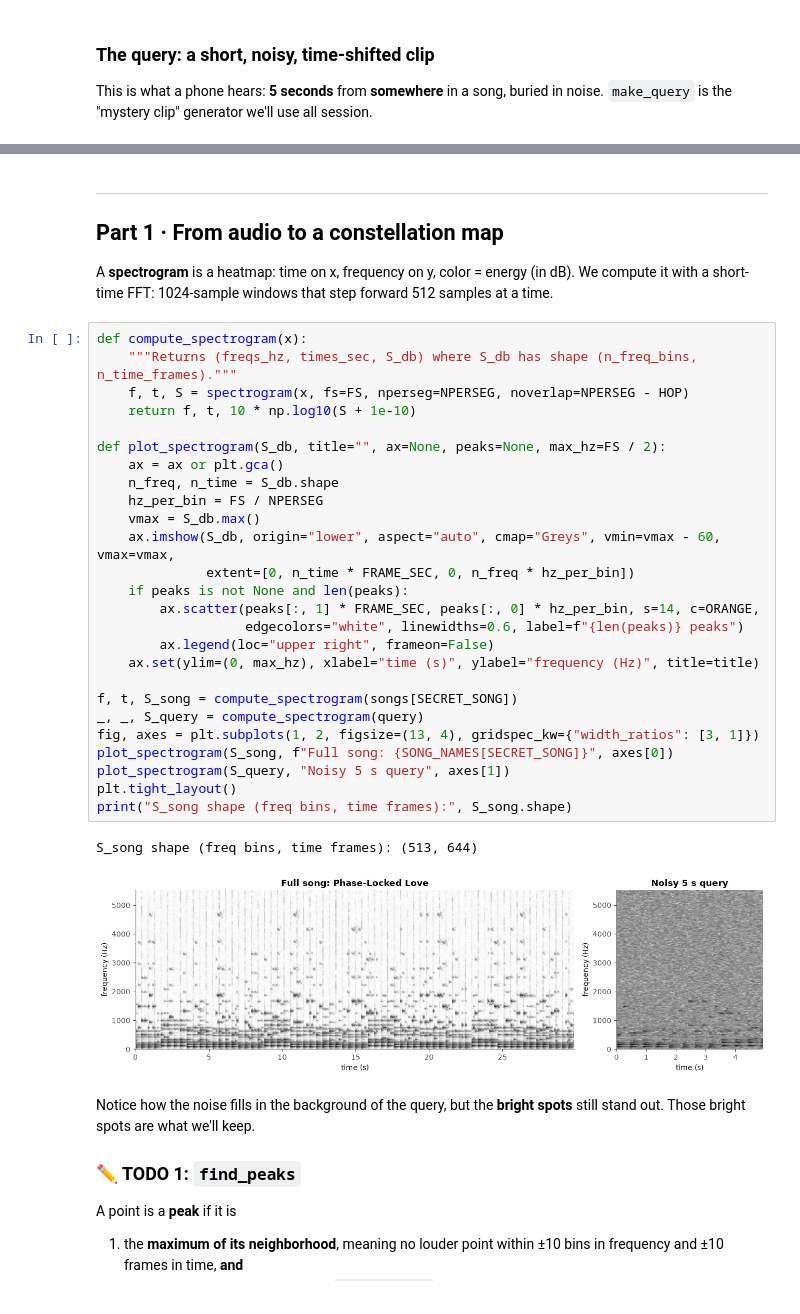
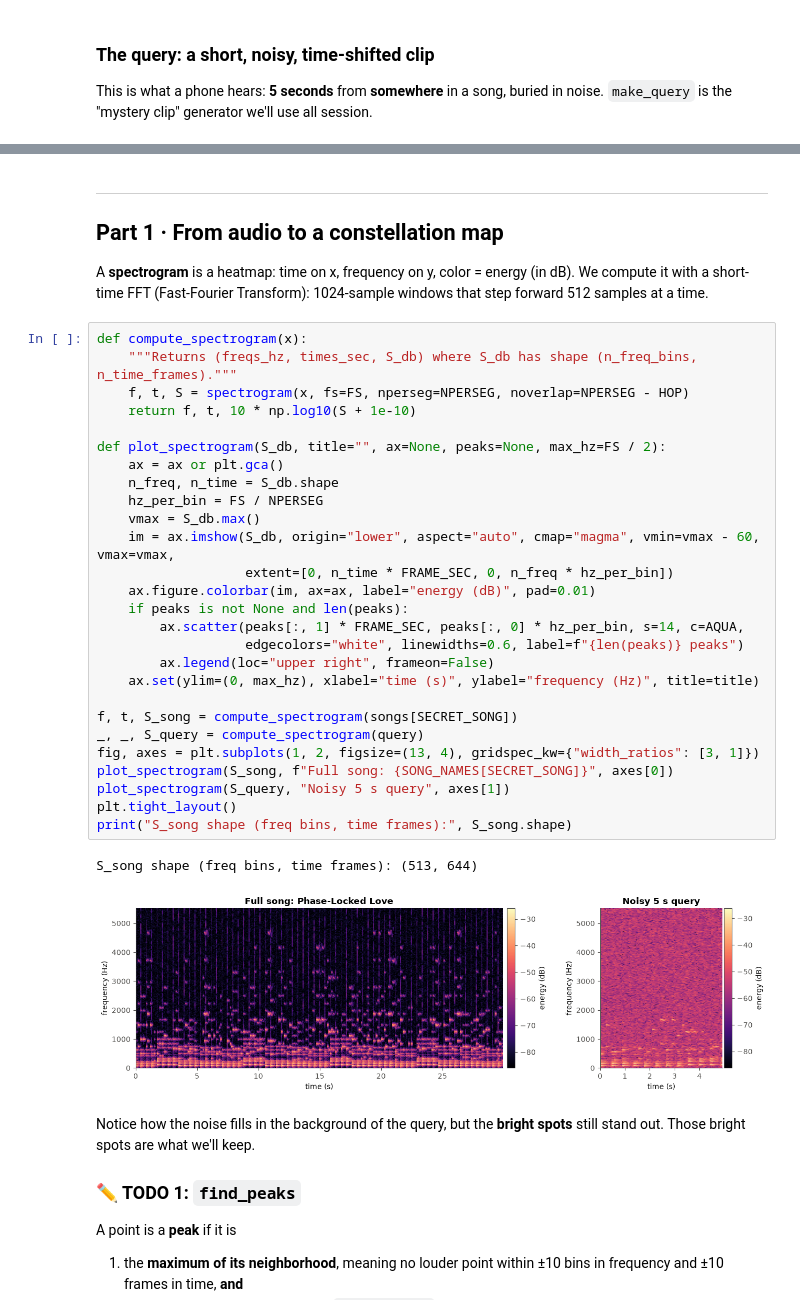
Before and after one commit to dstyle294/ShazamFromScratch, a Jupyter notebook: shazam_solution_executed.ipynb, the cells around one changed output, grey strips where cells are left out. Drawn from its saved outputs; the diff is of its cells as text.

```diff
--- a/shazam_solution_executed.ipynb
+++ b/shazam_solution_executed.ipynb
@@ -164,36 +171,37 @@ play(query)
 ---
 ## Part 1 · From audio to a constellation map
 
-A **spectrogram** is a heatmap: time on x, frequency on y, color = energy (in dB). We compute it with a short-time FFT: 1024-sample windows that step forward 512 samples at a time.
+A **spectrogram** is a heatmap: time on x, frequency on y, color = energy (in dB). We compute it with a short-time FFT (Fast-Fourier Transform): 1024-sample windows that step forward 512 samples at a time.
 # %%
 def compute_spectrogram(x):
     """Returns (freqs_hz, times_sec, S_db) where S_db has shape (n_freq_bins, n_time_frames)."""
     f, t, S = spectrogram(x, fs=FS, nperseg=NPERSEG, noverlap=NPERSEG - HOP)
     return f, t, 10 * np.log10(S + 1e-10)
 
 def plot_spectrogram(S_db, title="", ax=None, peaks=None, max_hz=FS / 2):
     ax = ax or plt.gca()
     n_freq, n_time = S_db.shape
     hz_per_bin = FS / NPERSEG
     vmax = S_db.max()
-    ax.imshow(S_db, origin="lower", aspect="auto", cmap="Greys", vmin=vmax - 60, vmax=vmax,
-              extent=[0, n_time * FRAME_SEC, 0, n_freq * hz_per_bin])
+    im = ax.imshow(S_db, origin="lower", aspect="auto", cmap="magma", vmin=vmax - 60, vmax=vmax,
+                   extent=[0, n_time * FRAME_SEC, 0, n_freq * hz_per_bin])
+    ax.figure.colorbar(im, ax=ax, label="energy (dB)", pad=0.01)
     if peaks is not None and len(peaks):
-        ax.scatter(peaks[:, 1] * FRAME_SEC, peaks[:, 0] * hz_per_bin, s=14, c=ORANGE,
+        ax.scatter(peaks[:, 1] * FRAME_SEC, peaks[:, 0] * hz_per_bin, s=14, c=AQUA,
                    edgecolors="white", linewidths=0.6, label=f"{len(peaks)} peaks")
         ax.legend(loc="upper right", frameon=False)
     ax.set(ylim=(0, max_hz), xlabel="time (s)", ylabel="frequency (Hz)", title=title)
 
 f, t, S_song = compute_spectrogram(songs[SECRET_SONG])
 _, _, S_query = compute_spectrogram(query)
 fig, axes = plt.subplots(1, 2, figsize=(13, 4), gridspec_kw={"width_ratios": [3, 1]})
 plot_spectrogram(S_song, f"Full song: {SONG_NAMES[SECRET_SONG]}", axes[0])
 plot_spectrogram(S_query, "Noisy 5 s query", axes[1])
 plt.tight_layout()
 print("S_song shape (freq bins, time frames):", S_song.shape)
 # %% [output]
 S_song shape (freq bins, time frames): (513, 644)
-[figure, old version]
+[figure, new version]
 # %% [markdown]
 Notice how the noise fills in the background of the query, but the **bright spots** still stand out. Those bright spots are what we'll keep.
 
```
Also changed, not shown: parts of 6 cells of this notebook, 3 other files.
